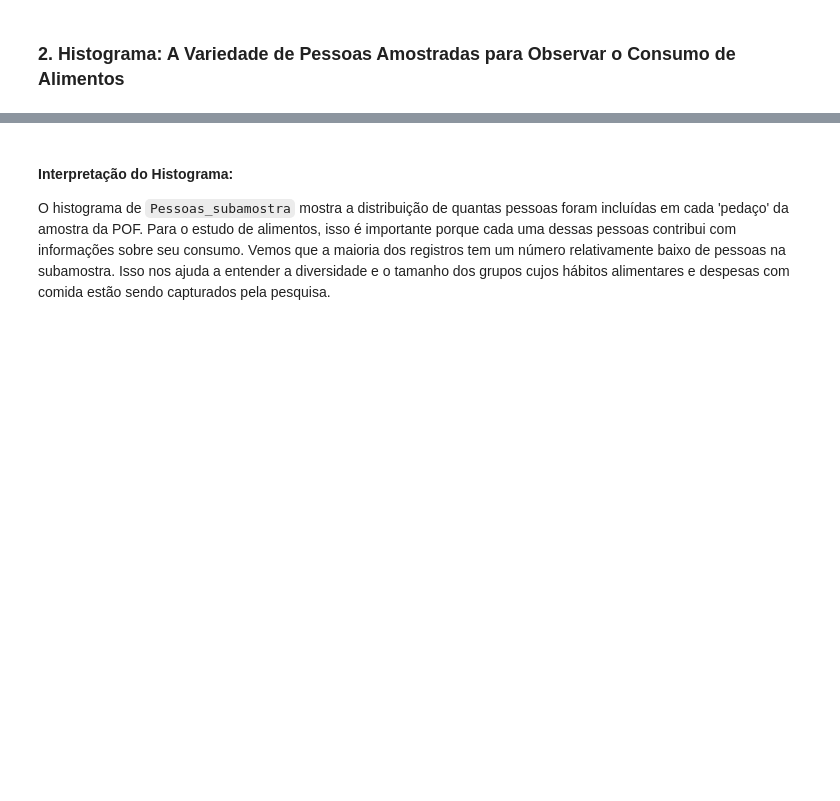
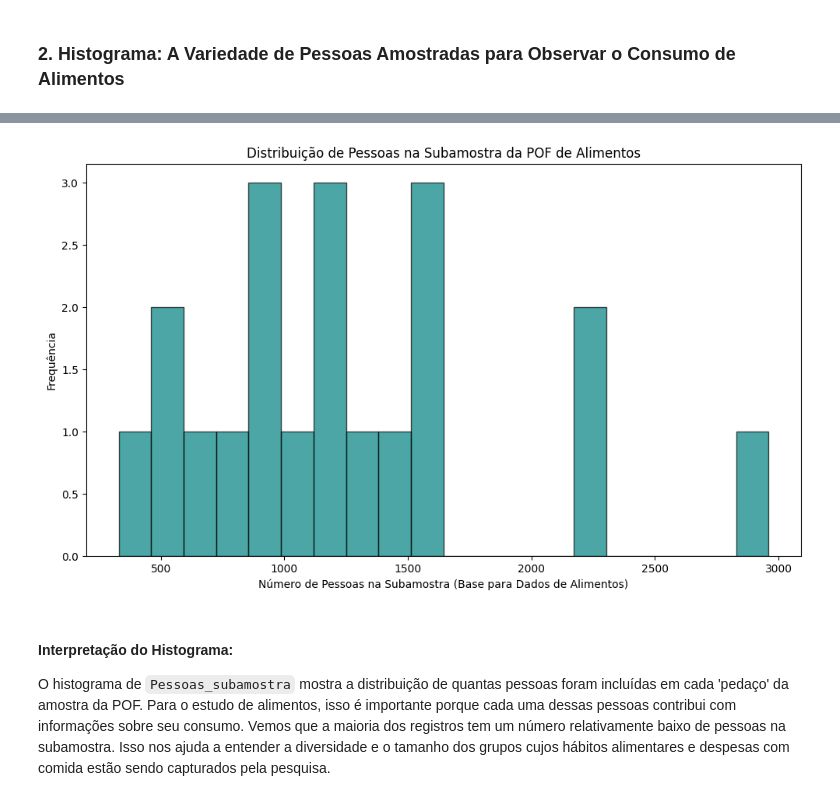
Before and after one commit to Grupo-LCE0212/Estatistica, a Jupyter notebook: tarefa03.ipynb, the cells around one changed output, grey strips where cells are left out. Cells and saved outputs as stored; diff of their text form; code cells hidden in the pictures; blank space fills up the shorter version.

```diff
--- a/tarefa03.ipynb
+++ b/tarefa03.ipynb
@@ -159,12 +160,14 @@ Este gráfico nos permite ver rapidamente quais regiões têm a maior 'base' de
 # %% [markdown]
 ### 2. Histograma: A Variedade de Pessoas Amostradas para Observar o Consumo de Alimentos
 # %%
-fig_hist = px.histogram(
-    df,
-    x='Pessoas_subamostra',
-    title='Distribuição de Pessoas na Subamostra da POF de Alimentos',
-    labels={'Pessoas_subamostra': 'Número de Pessoas na Subamostra (Base para Dados de Alimentos)'},
-    nbins=20 # Número de barras no histograma para melhor visualização
-)
-fig_hist.show()
+import matplotlib.pyplot as plt
+
+# Histograma
+plt.figure(figsize=(10, 6))
+plt.hist(df['Pessoas_subamostra'], bins=20, edgecolor='black', alpha=0.7, color='teal')
+plt.title('Distribuição de Pessoas na Subamostra da POF de Alimentos')
+plt.xlabel('Número de Pessoas na Subamostra (Base para Dados de Alimentos)')
+plt.ylabel('Frequência')
+plt.tight_layout()
+plt.show()
 # %% [output]
@@ -172,3 +174,4 @@ fig_hist.show()
+[figure, added]
 # %% [markdown]
 #### Interpretação do Histograma:
 
```
Also changed, not shown: parts of 3 cells of this notebook.
